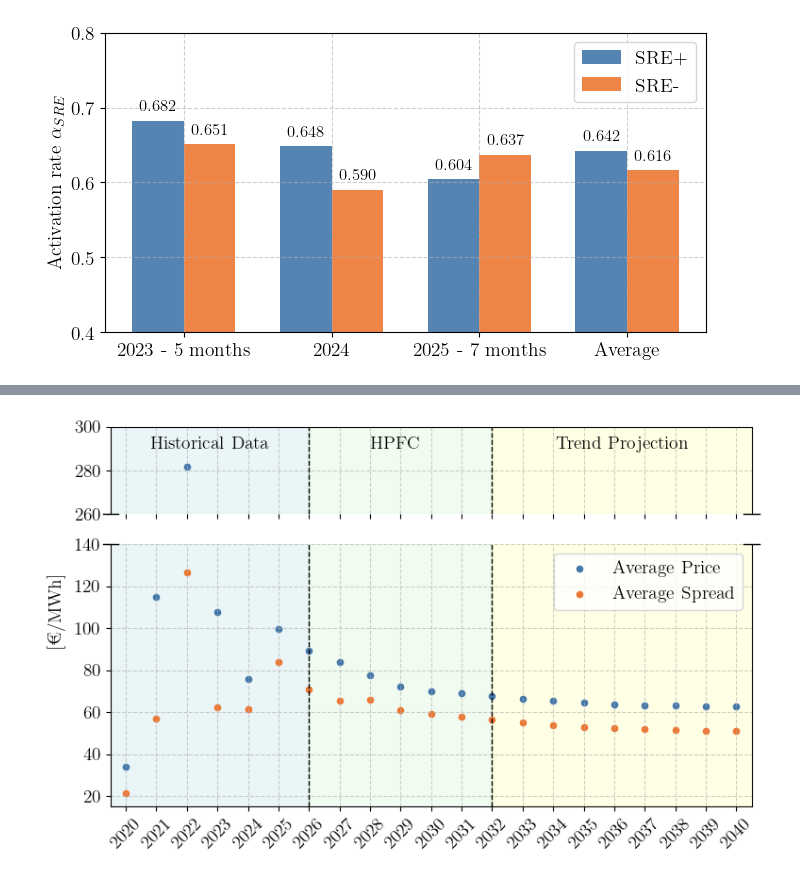
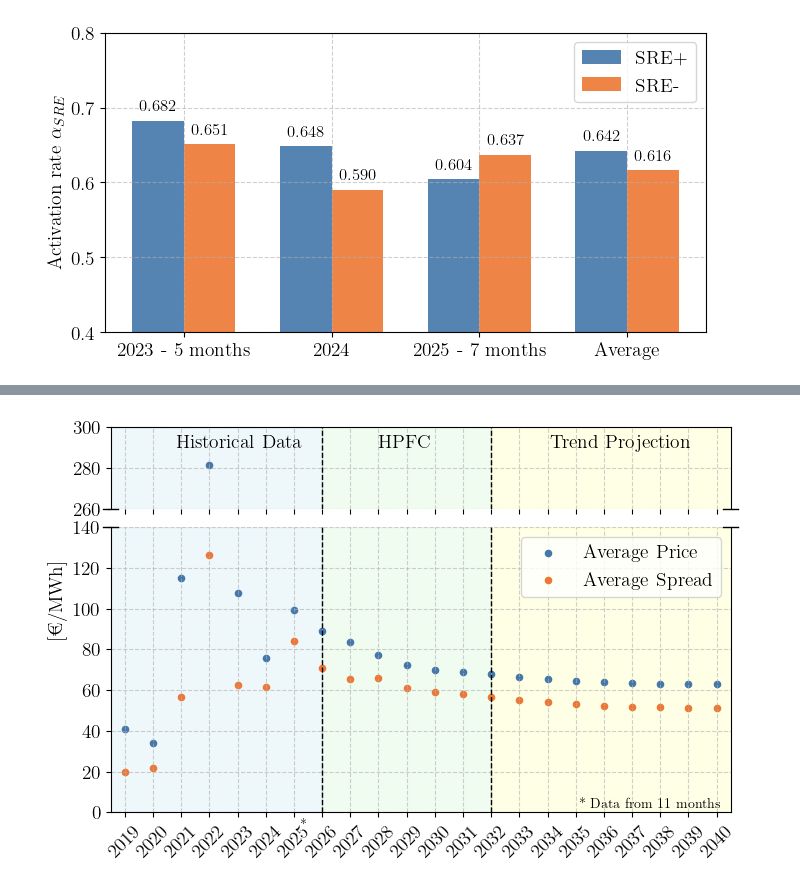
Before and after one commit to JWallimann/Report_Plottings, a Jupyter notebook: FCR_Analysis_Plots.ipynb, the cells around one changed output, grey strips where cells are left out. Drawn from its saved outputs; the diff is of its cells as text; code cells hidden in the pictures.

Commit message:
Plots added for report

```diff
--- a/FCR_Analysis_Plots.ipynb
+++ b/FCR_Analysis_Plots.ipynb
@@ -388,19 +335,20 @@ plot_hpfc_variables()
 def plot_hpfc_variables():
 
     # Data
-    avg_hpfc_price = [34.0019, 114.9395, 281.6534, 107.4674, 75.9562, 99.4766,
+    avg_hpfc_price = [40.9154, 34.0019, 114.9395, 281.6534, 107.4674, 75.9562, 99.4766,
                       89.04999, 83.799999, 77.359998, 72.299999, 69.959999,
                       68.889999, 67.819999, 66.347596, 65.315989, 64.469684,
                       63.801411, 63.305403, 62.977301, 62.8141, 62.8141]
-    avg_hpfc_volatility = [21.5677, 56.7214, 126.4225, 62.4212, 61.6052, 84.0239,
+    avg_hpfc_volatility = [19.8136, 21.5677, 56.7214, 126.4225, 62.4212, 61.6052, 84.0239,
                            70.890609, 65.363693, 65.993301, 61.163901, 59.066241,
                            57.915314, 56.367961, 54.997764, 53.906142, 53.014513,
                            52.313008, 51.793841, 51.451164, 51.28096, 51.28096]
 
-    year = list(range(2020, 2041))
+
+    year = list(range(2019, 2041))
 
     # === y-ranges ===
-    low_min, low_max   = 15, 140
+    low_min, low_max   = 0, 140
     high_min, high_max = 260, 300
 
     # LaTeX fonts
@@ -411,9 +359,9 @@ def plot_hpfc_variables():
 
     fig, (ax_top, ax_bot) = plt.subplots(
         2, 1,
-        figsize=(8.8, 5.0),
+        figsize=(8, 5.0),
         sharex=True,
-        gridspec_kw={"height_ratios": [1, 3]}
+        gridspec_kw={"height_ratios": [0.2222, 0.7778], "hspace": 0.1}
     )
 
     # -------------------------------------------------
@@ -421,7 +369,7 @@ def plot_hpfc_variables():
     # -------------------------------------------------
 
     # Background shading
-    ax_top.axvspan(2019, 2026, color='lightblue', alpha=0.25)
+    ax_top.axvspan(2018, 2026, color='lightblue', alpha=0.2)
     ax_top.axvspan(2026, 2032, color='lightgreen', alpha=0.12)
     ax_top.axvspan(2032, 2041, color='yellow', alpha=0.1)
 
@@ -460,12 +408,28 @@ def plot_hpfc_variables():
     color="black"
     )
 
+    ax_bot.text(
+        2025.2,            # x-position (year)
+        -6,              # y-position (€/MW/h)
+        "*",
+        fontsize=10,
+        color="black"
+    )
+
+    ax_bot.text(
+        2035.1,            # x-position (year)
+        2,              # y-position (€/MW/h)
+        "* Data from 11 months",
+        fontsize=10,
+        color="black"
+    )
+
     # -------------------------------------------------
     #  BOTTOM AXIS
     # -------------------------------------------------
 
     # Background shading
-    ax_bot.axvspan(2019, 2026, color='lightblue', alpha=0.25)
+    ax_bot.axvspan(2018, 2026, color='lightblue', alpha=0.20)
     ax_bot.axvspan(2026, 2032, color='lightgreen', alpha=0.12)
     ax_bot.axvspan(2032, 2041, color='yellow', alpha=0.1)
 
@@ -486,34 +450,35 @@ def plot_hpfc_variables():
     # -------------------------------------------------
     #  DIAGONAL BREAK MARKS
     # -------------------------------------------------
     d = 0.012
     kwargs = dict(color='k', clip_on=False, linewidth=1)
 
     ax_top.plot([-d, +d], [0, 0], transform=ax_top.transAxes, **kwargs)
     ax_top.plot([1 - d, 1 + d], [0, 0], transform=ax_top.transAxes, **kwargs)
 
     ax_bot.plot([-d, +d], [1, 1], transform=ax_bot.transAxes, **kwargs)
     ax_bot.plot([1 - d, 1 + d], [1, 1], transform=ax_bot.transAxes, **kwargs)
 
     # -------------------------------------------------
     #  X-TICKS
     # -------------------------------------------------
-    years_ticks = list(range(2020, 2041))
+    years_ticks = list(range(2019, 2041))
 
     ax_bot.set_xticks(years_ticks)
     ax_bot.set_xticklabels([str(y) for y in years_ticks])
     ax_bot.tick_params(axis='x', rotation=45)
 
     ax_top.set_xticks(years_ticks)
     ax_top.set_xticklabels([])
 
     ax_bot.xaxis.set_major_formatter(FuncFormatter(lambda x, pos: f"{int(x)}"))
-    ax_top.set_xlim(2019.5, 2040.5)
-    ax_bot.set_xlim(2019.5, 2040.5)
+    ax_top.set_xlim(2018.5, 2040.5)
+    ax_bot.set_xlim(2018.5, 2040.5)
     fig.tight_layout(rect=[0, 0, 0.9, 1])
     jpg_path = os.path.join(output_folder, "HPFC_avg_price_volatility.jpg")
     plt.savefig(jpg_path, dpi=1000, bbox_inches='tight', pad_inches=0.05)
     plt.show()
+
 plot_hpfc_variables()
 # %% [output]
-[figure, old version]
+[figure, new version]
```
Also changed, not shown: parts of 4 cells of this notebook, 11 other files.
